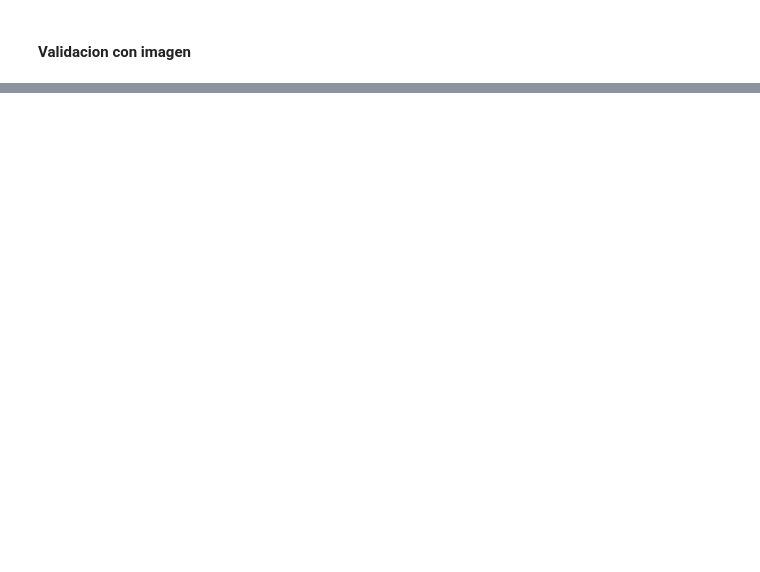
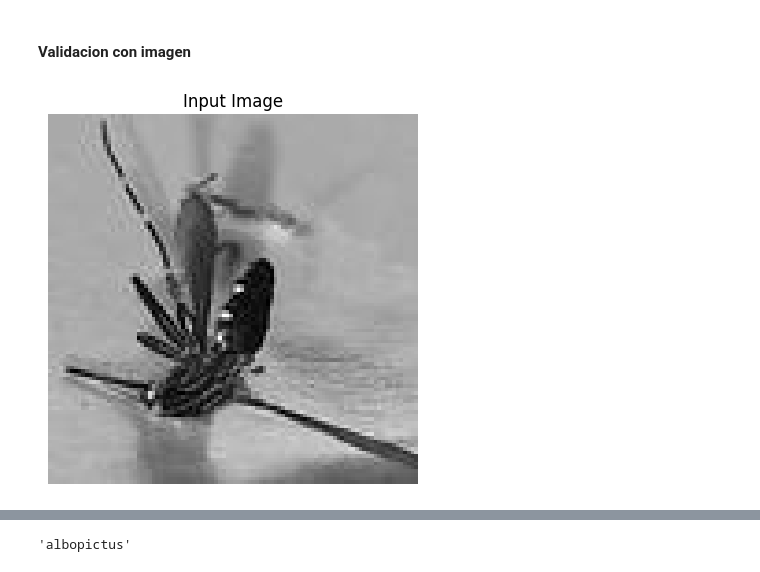
Before and after one commit to 20Candy/proyecto_dataScience, a Jupyter notebook: modelo.ipynb, the cells around one changed output, grey strips where cells are left out. Drawn from its saved outputs; the diff is of its cells as text; code cells hidden in the pictures; blank space fills up the shorter version.

```diff
--- a/modelo.ipynb
+++ b/modelo.ipynb
@@ -391,5 +412,6 @@ def predict_mosquito_type(model, img_path):
 
     return predicted_label
 # %%
-predict_mosquito_type(model, "prueba.jpeg")
+predict_mosquito_type(model, "prueba.jpg")
 # %% [output]
+[figure, added]
@@ -396,0 +420 @@ FileNotFoundError: [Errno 2] No such file or directory: 'prueba.jpeg'
+'albopictus'
```
Also changed, not shown: parts of 2 cells of this notebook.
